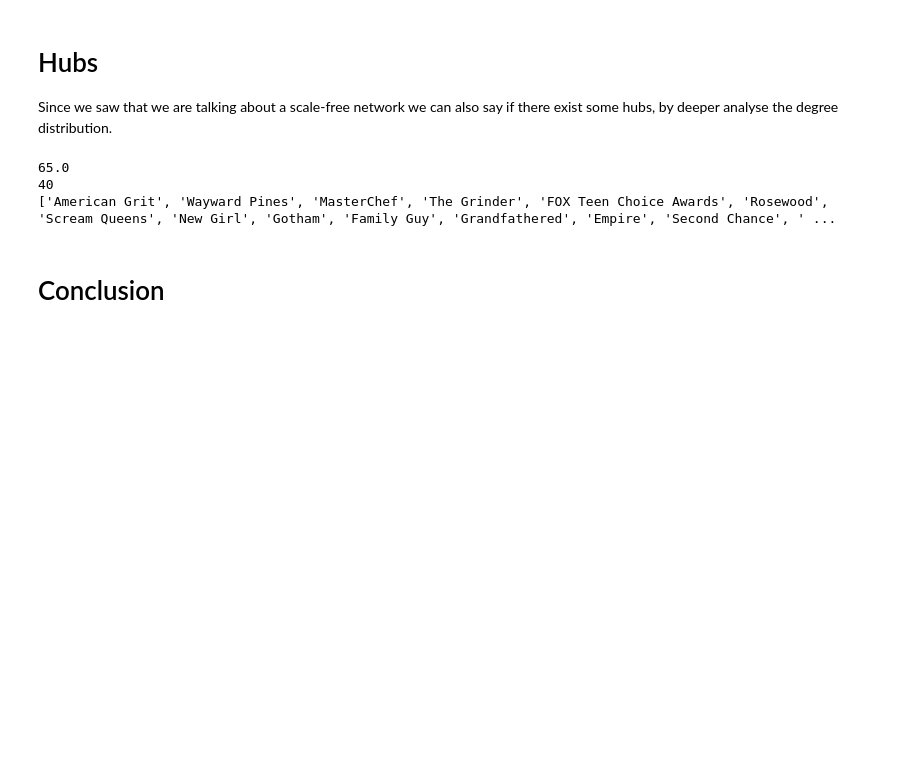
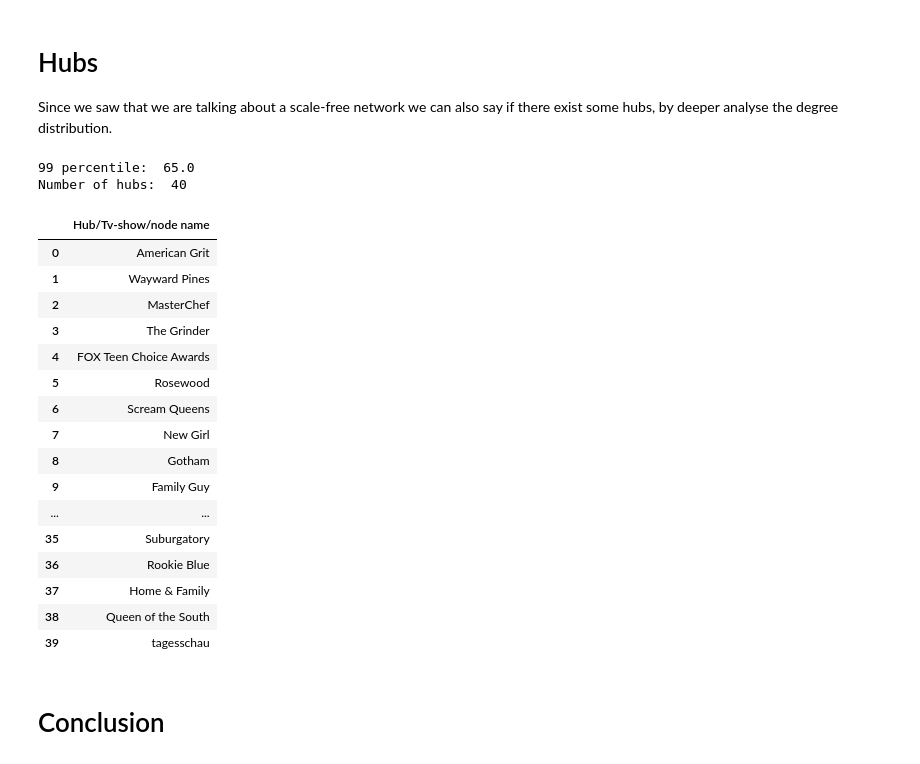
Before and after one commit to tommasopessina/TV-Show-Network-Analysis, a Jupyter notebook: Project.ipynb, the cells around one changed output. Saved outputs shown, nothing was run; the diff lists cells and outputs as text; code cells hidden in the pictures; blank space fills up the shorter version.

```diff
--- a/Project.ipynb
+++ b/Project.ipynb
@@ -344,16 +344,36 @@ We can see that they behave in a similar manner
 Since we saw that we are talking about a scale-free network we can also say if there exist some hubs, by deeper analyse the degree distribution.
 # %%
 percentile_99 = np.percentile(graph_degree,99)
-print(percentile_99)
+print("99 percentile: ", percentile_99)
 
 hub_nodi = [k for k,v in dict(graph.degree()).items() if v>= percentile_99]
 
-print(len(hub_nodi))
-print(list(hub_nodi))
+print("Number of hubs: ",len(hub_nodi))
+#print(list(hub_nodi))
+
+dfh = pd.DataFrame()
+dfh["Hub/Tv-show/node name"] = hub_nodi
+dfh.style
 # %% [output]
-65.0
-40
-['American Grit', 'Wayward Pines', 'MasterChef', 'The Grinder', 'FOX Teen Choice Awards', 'Rosewood', 'Scream Queens', 'New Girl', 'Gotham', 'Family Guy', 'Grandfathered', 'Empire', 'Second Chance', ' ...
+99 percentile:  65.0
+Number of hubs:  40
+|  | Hub/Tv-show/node name |
+| 0 | American Grit |
+| 1 | Wayward Pines |
+| 2 | MasterChef |
+| 3 | The Grinder |
+| 4 | FOX Teen Choice Awards |
+| 5 | Rosewood |
+| 6 | Scream Queens |
+| 7 | New Girl |
+| 8 | Gotham |
+| 9 | Family Guy |
+| ... | ... |
+| 35 | Suburgatory |
+| 36 | Rookie Blue |
+| 37 | Home & Family |
+| 38 | Queen of the South |
+| 39 | tagesschau |
 # %% [markdown]
 # Conclusion
 # %% [markdown]
```
Also changed, not shown: parts of 2 cells of this notebook.
